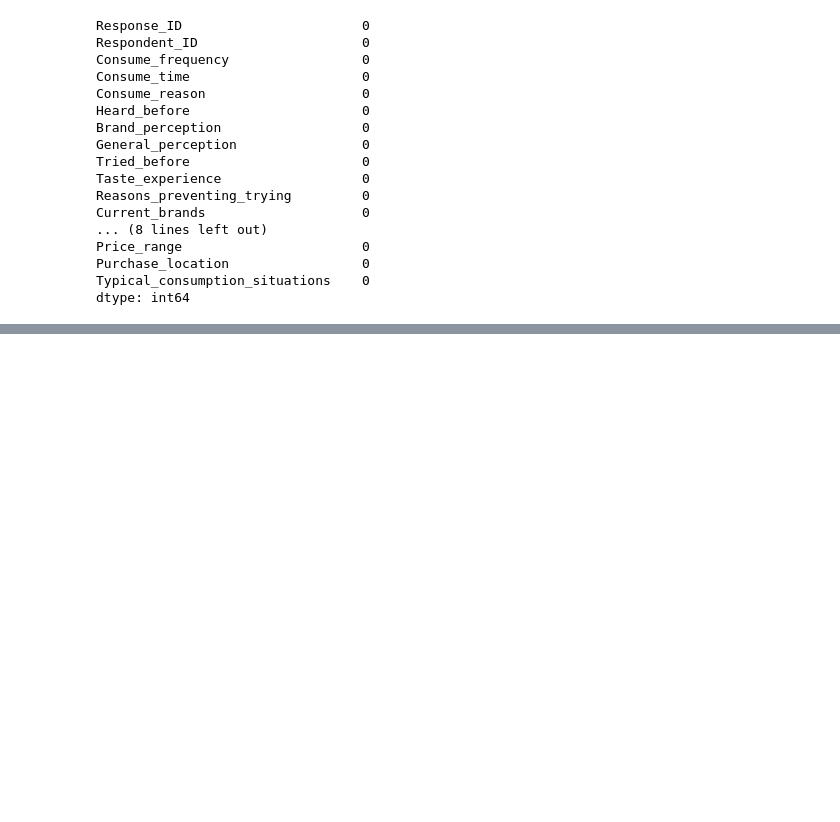
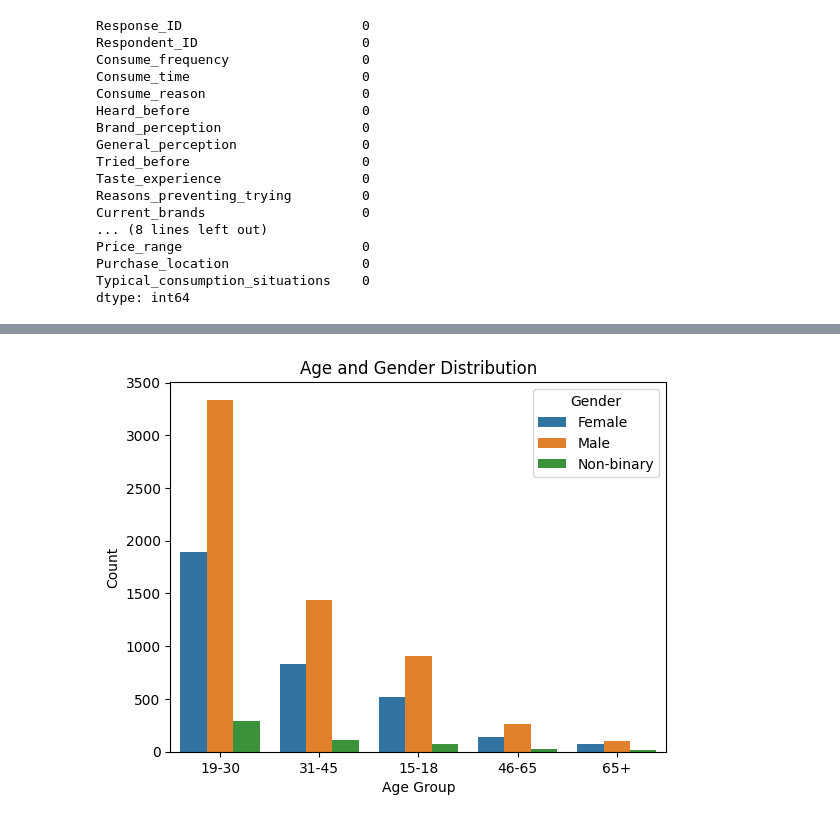
Before and after one commit to prudent360/CodeXIndiaLaunch, a Jupyter notebook: CodeXIndiaLaunch.ipynb, the cells around one changed output, grey strips where cells are left out. Cells and saved outputs as stored; diff of their text form; code cells hidden in the pictures; blank space fills up the shorter version.

```diff
--- a/CodeXIndiaLaunch.ipynb
+++ b/CodeXIndiaLaunch.ipynb
@@ -98,0 +161,10 @@ dtype: int64
+# %%
+# Plot age and gender distribution
+sns.countplot(data=respondents, x='Age', hue='Gender', order=respondents['Age'].value_counts().index)
+plt.title('Age and Gender Distribution')
+plt.xlabel('Age Group')
+plt.ylabel('Count')
+plt.legend(title='Gender')
+plt.show()
+# %% [output]
+[figure, added]
```
Also changed, not shown: parts of 20 cells of this notebook.
